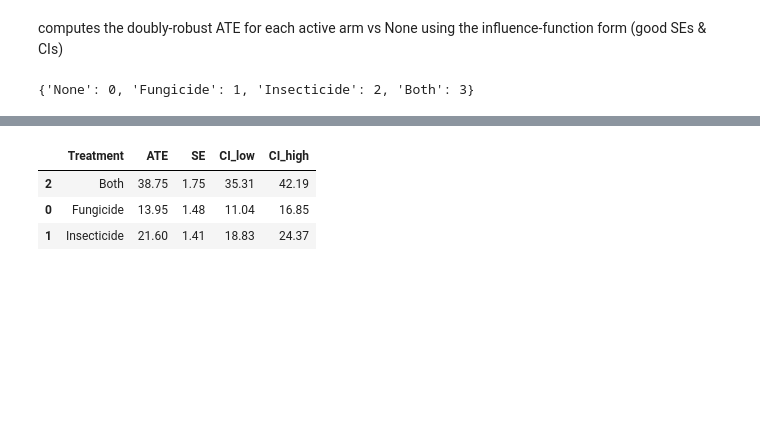
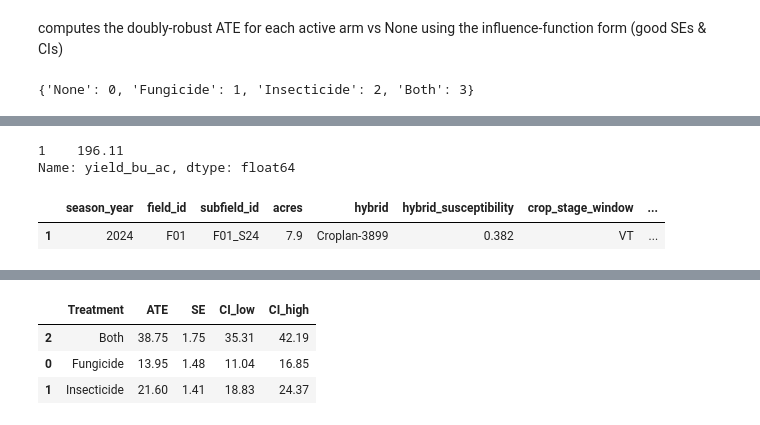
Before and after one commit to jwalluww/Portfolio_Projects, a Jupyter notebook: Quick_Hits/WIP_Farming_Dataset.ipynb, the cells around one changed output, grey strips where cells are left out. Cells and saved outputs as stored; diff of their text form; code cells hidden in the pictures; blank space fills up the shorter version.

```diff
--- a/Quick_Hits/WIP_Farming_Dataset.ipynb
+++ b/Quick_Hits/WIP_Farming_Dataset.ipynb
@@ -532,0 +563,10 @@ idx
+# %%
+df.loc[df['subfield_id']=='F01_S24']['yield_bu_ac']
+# %% [output]
+1    196.11
+Name: yield_bu_ac, dtype: float64
+# %%
+df.loc[df['subfield_id']=='F01_S24']
+# %% [output]
+|  | season_year | field_id | subfield_id | acres | hybrid | hybrid_susceptibility | crop_stage_window | ... |
+| 1 | 2024 | F01 | F01_S24 | 7.9 | Croplan-3899 | 0.382 | VT | ... |
```
Also changed, not shown: parts of 4 cells of this notebook.
